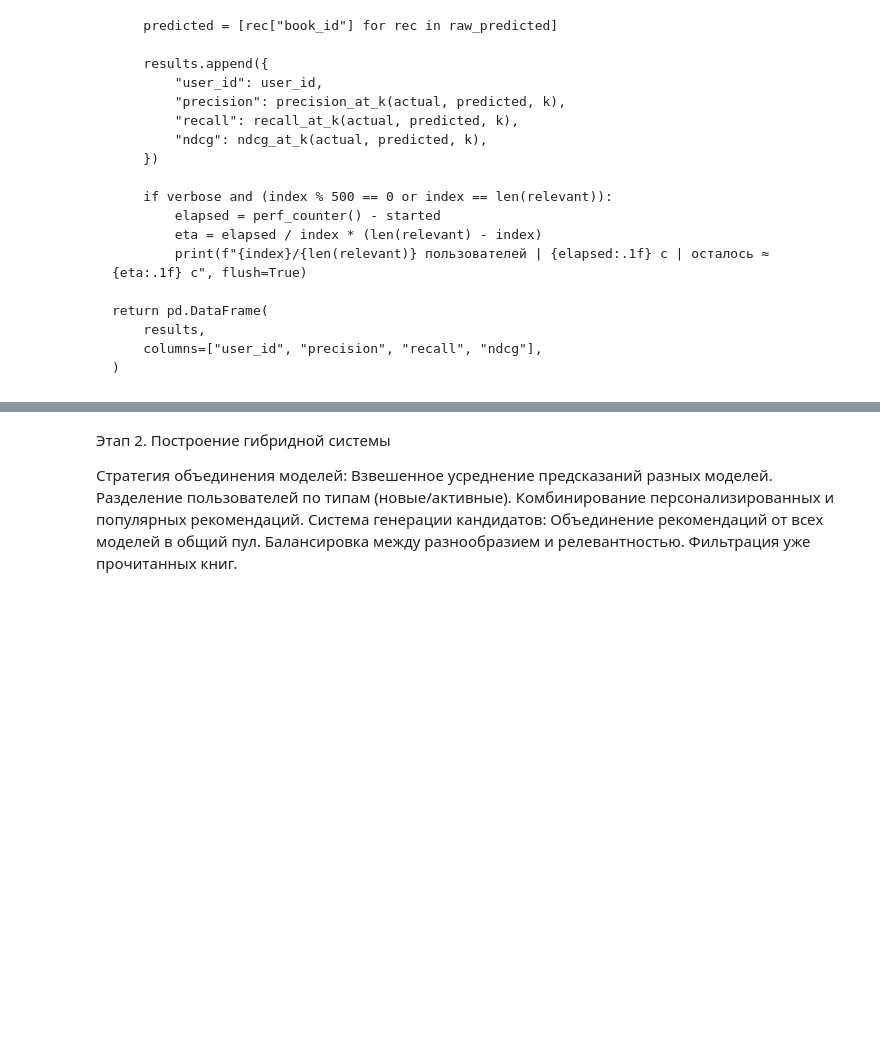
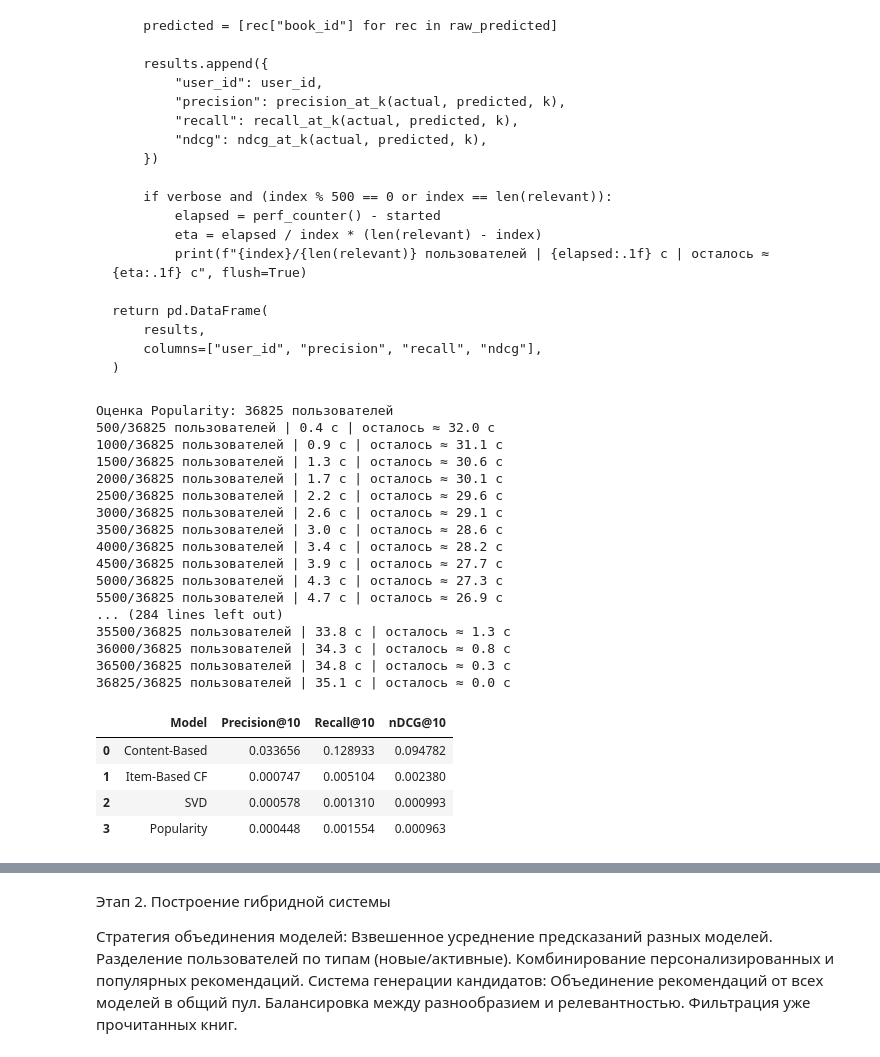
Before and after one commit to Bersserker/hybrid-neural-book-recommender, a Jupyter notebook: notebooks/prototype.ipynb, the cells around one changed output, grey strips where cells are left out. Drawn from its saved outputs; the diff is of its cells as text; code cells hidden in the pictures; blank space fills up the shorter version.

```diff
--- a/notebooks/prototype.ipynb
+++ b/notebooks/prototype.ipynb
@@ -717,18 +724,13 @@ models = {
 }
 
 
-from time import perf_counter
-from tqdm.auto import tqdm
+def evaluate_model(recommend_fn, relevant, k=10, verbose=False):
+    from time import perf_counter
 
-def evaluate_model(recommend_fn, relevant, k=10):
     results = []
     started = perf_counter()
 
-    for user_id, actual in tqdm(
-        relevant.items(),
-        total=len(relevant),
-        desc=type(recommend_fn.__self__).__name__,
-    ):
+    for index, (user_id, actual) in enumerate(relevant.items(), start=1):
         raw_predicted = recommend_fn(user_id, N=k)
         predicted = [rec["book_id"] for rec in raw_predicted]
 
@@ -739,7 +741,10 @@ def evaluate_model(recommend_fn, relevant, k=10):
             "ndcg": ndcg_at_k(actual, predicted, k),
         })
 
-    print(f"Затрачено: {perf_counter() - started:.1f} с")
+        if verbose and (index % 500 == 0 or index == len(relevant)):
+            elapsed = perf_counter() - started
+            eta = elapsed / index * (len(relevant) - index)
+            print(f"{index}/{len(relevant)} пользователей | {elapsed:.1f} с | осталось ≈ {eta:.1f} с", flush=True)
 
     return pd.DataFrame(
         results,
@@ -749,33 +754,56 @@ def evaluate_model(recommend_fn, relevant, k=10):
 
 # Базовые модели обучены на train_df; сравниваем их на val.
 # Итоговая оценка всех моделей на test находится после подбора весов.
 evaluation_relevant = val_relevant
 
 val_comparison_results = []
 
 for model_name, recommend_fn in models.items():
     print(f"Оценка {model_name}: {len(evaluation_relevant)} пользователей", flush=True)
     metrics = evaluate_model(
         recommend_fn,
         relevant=evaluation_relevant,
         k=10,
         verbose=True,
     )
 
     val_comparison_results.append({
         "Model": model_name,
         "Precision@10": metrics["precision"].mean(),
         "Recall@10": metrics["recall"].mean(),
         "nDCG@10": metrics["ndcg"].mean(),
     })
 
 val_comparison_df = pd.DataFrame(val_comparison_results)
 
 display(
     val_comparison_df
     .sort_values("nDCG@10", ascending=False)
     .reset_index(drop=True)
 )
+# %% [output]
+Оценка Popularity: 36825 пользователей
+500/36825 пользователей | 0.4 с | осталось ≈ 32.0 с
+1000/36825 пользователей | 0.9 с | осталось ≈ 31.1 с
+1500/36825 пользователей | 1.3 с | осталось ≈ 30.6 с
+2000/36825 пользователей | 1.7 с | осталось ≈ 30.1 с
+2500/36825 пользователей | 2.2 с | осталось ≈ 29.6 с
+3000/36825 пользователей | 2.6 с | осталось ≈ 29.1 с
+3500/36825 пользователей | 3.0 с | осталось ≈ 28.6 с
+4000/36825 пользователей | 3.4 с | осталось ≈ 28.2 с
+4500/36825 пользователей | 3.9 с | осталось ≈ 27.7 с
+5000/36825 пользователей | 4.3 с | осталось ≈ 27.3 с
+5500/36825 пользователей | 4.7 с | осталось ≈ 26.9 с
+... (284 lines left out)
+35500/36825 пользователей | 33.8 с | осталось ≈ 1.3 с
+36000/36825 пользователей | 34.3 с | осталось ≈ 0.8 с
+36500/36825 пользователей | 34.8 с | осталось ≈ 0.3 с
+36825/36825 пользователей | 35.1 с | осталось ≈ 0.0 с
+|  | Model | Precision@10 | Recall@10 | nDCG@10 |
+| 0 | Content-Based | 0.033656 | 0.128933 | 0.094782 |
+| 1 | Item-Based CF | 0.000747 | 0.005104 | 0.002380 |
+| 2 | SVD | 0.000578 | 0.001310 | 0.000993 |
+| 3 | Popularity | 0.000448 | 0.001554 | 0.000963 |
 # %%
 import matplotlib.pyplot as plt
 
```
Also changed, not shown: parts of 14 cells of this notebook, 1 other file.
